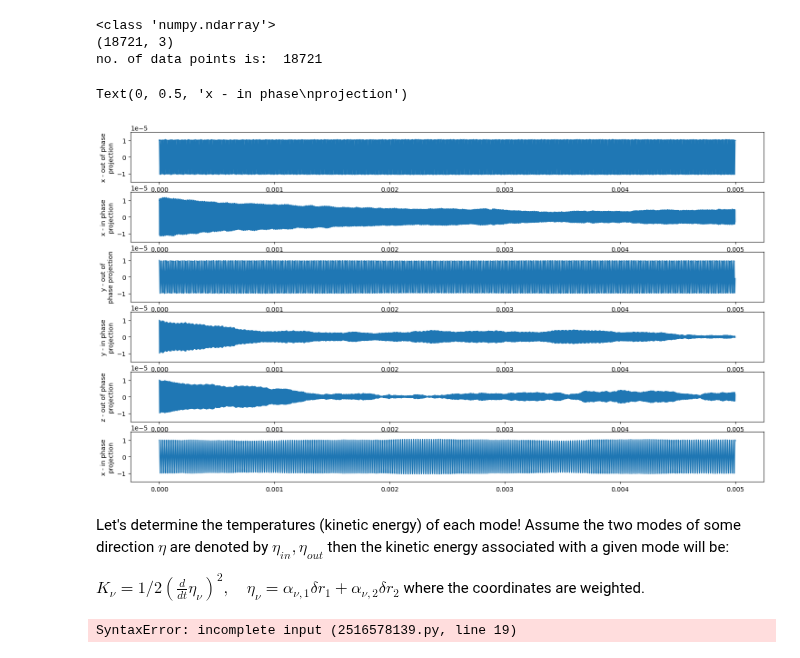
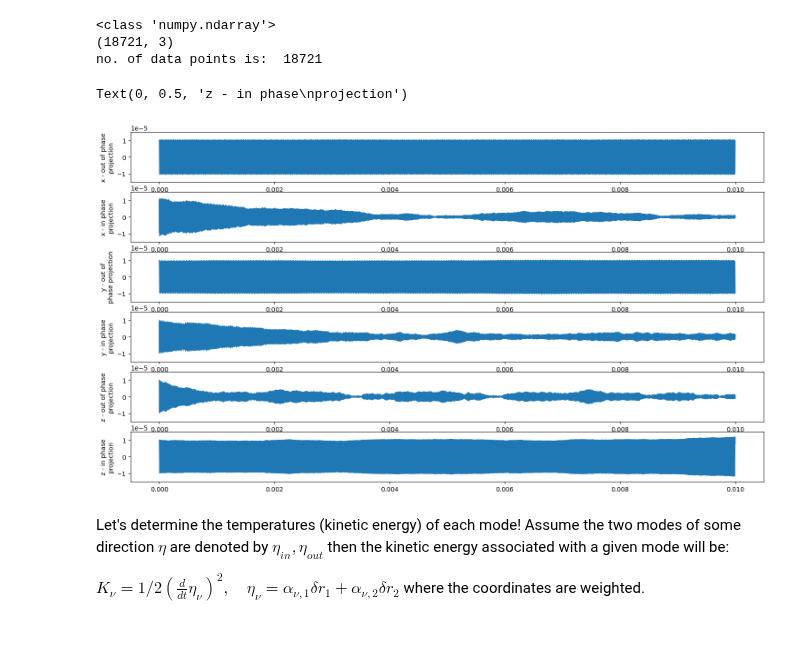
Before and after one commit to EmilLenler/PhD-Work, a Jupyter notebook: Two-Ion-Systems/Cooling2Ion.ipynb, the cells around one changed output. Saved outputs shown, nothing was run; the diff lists cells and outputs as text; code cells hidden in the pictures.

Commit message:
Further work on 2ion cooling. Nearly ready to start implementing mode coupling

```diff
--- a/Two-Ion-Systems/Cooling2Ion.ipynb
+++ b/Two-Ion-Systems/Cooling2Ion.ipynb
@@ -443,7 +443,7 @@ vel2s = []
 ts = []
 current_state = 0
 
-t_end = 5*1e-3
+t_end = 1*1e-2
 
 while t < t_end:
     next_t = t+dt                                                                                          #Denote next time for later uses.
@@ -481,7 +481,7 @@ while t < t_end:
             current_state = 0
 
 
-    if np.mod(counter,500) == 0:
+    if np.mod(counter,1000) == 0:
         pos1s.append(current_pos1)                                                                         #Append positions and velocities, at every 500 time steps.
         pos2s.append(current_pos2)
 
@@ -535,32 +543,32 @@ no. of data points is:  18721
 # %%
 fig,ax = plt.subplots(6,1,figsize = (18,10))
 
 # ax[0].plot(ts,dot_x_out)
 # ax[1].plot(ts,dot_x_in)
 # ax[2].plot(ts,dot_y_out)
 # ax[3].plot(ts,dot_y_in)
 # ax[4].plot(ts,dot_z_out)
 # ax[5].plot(ts,dot_z_in)
 
 ax[0].plot(ts,cooledXOut)
 ax[1].plot(ts,cooledXIn)
 ax[2].plot(ts,cooledYOut)
 ax[3].plot(ts,cooledYIn)
 ax[4].plot(ts,cooledZOut)
 ax[5].plot(ts,cooledZIn)
 
 for j in range(6):
     ax[j].set_ylim(1.5*(-1e-5),1.5*1e-5)
 
 ax[0].set_ylabel('x - out of phase\nprojection')
 ax[1].set_ylabel('x - in phase\nprojection')
 ax[2].set_ylabel('y - out of\nphase projection')
 ax[3].set_ylabel('y - in phase\nprojection')
 ax[4].set_ylabel('z - out of phase\nprojection')
-ax[5].set_ylabel('x - in phase\nprojection')
+ax[5].set_ylabel('z - in phase\nprojection')
 # %% [output]
-Text(0, 0.5, 'x - in phase\nprojection')
+Text(0, 0.5, 'z - in phase\nprojection')
-[figure, old version]
+[figure, new version]
 # %% [markdown]
 Let's determine the temperatures (kinetic energy) of each mode! Assume the two modes of some direction $\eta$ are denoted by $\eta_{in},\eta_{out}$ then the kinetic energy associated with a given mode will be:
 
@@ -571,20 +579,39 @@ weightedCoolVelocities2 = []
 
 for vel1,vel2 in zip(vel1s,vel2s):
     weightedCoolVelocities1.append(np.sqrt(m1)*vel1)
-    weightedCoolVelocities1.append(np.sqrt(m2)*vel2)
+    weightedCoolVelocities2.append(np.sqrt(m2)*vel2)
 
-KZin = []
+KZIn = []
 KZOut = []
-KXin = []
+KXIn = []
 KXOut = []
-KYin = []
-KYout = []
-
+KYIn = []
+KYOut = []
+K1 = []
+K2 = []
 def modeKineticEnergy(mode_vector, weightedVelocity1,weightedVelocity2):
     return 0.5*(mode_vector[0]**2 * weightedVelocity1**2 + mode_vector[1]**2 *weightedVelocity2**2)                 #Calculate kinetic energy in the mode "mode vector",
                                                                                                                     #given two sqrt(m) weighted velocities
 
 
 for wVel1,wVel2 in zip(weightedCoolVelocities1,weightedCoolVelocities2):
+    vX1 = wVel1[0]
+    vX2 = wVel2[0]
+    vY1 = wVel1[1]
+    vY2 = wVel2[1]
+    vZ1 = wVel1[2]
+    vZ2 = wVel2[2]
+    K1.append(0.5*wVel1**2)
+    K2.append(0.5*wVel2**2)
+    KZIn.append(modeKineticEnergy(z_in_mode,vZ1,vZ2))
+    KZOut.append(modeKineticEnergy(z_out_mode,vZ1,vZ2))
+    KYIn.append(modeKineticEnergy(y_in_mode,vY1,vY2))
+    KYOut.append(modeKineticEnergy(y_out_mode,vY1,vY2))
+    KXIn.append(modeKineticEnergy(x_in_mode,vX1,vX2))
+    KXOut.append(modeKineticEnergy(x_out_mode,vX1,vX2))
+KZIn = np.array(KZIn)
+KZOut = np.array(KZOut)
+KXIn = np.array(KXIn)
+KXOut = np.array(KXOut)
+KYIn = np.array(KYIn)
+KYOut = np.array(KYOut)
-# %% [output]
-SyntaxError: incomplete input (2516578139.py, line 19)
```
Also changed, not shown: parts of 7 cells of this notebook, 4 other files.
